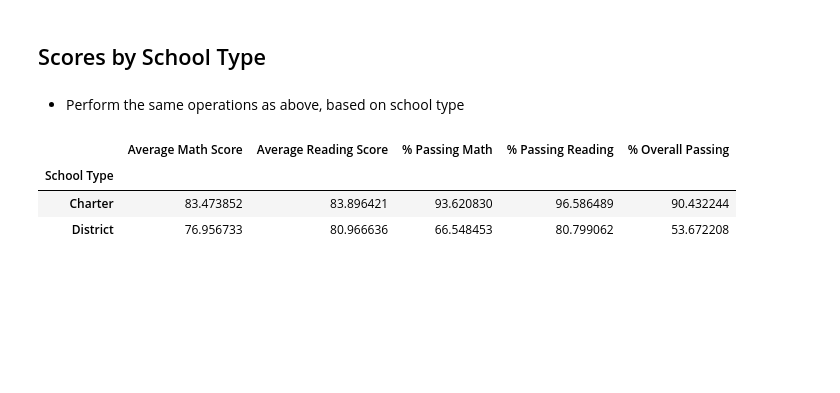
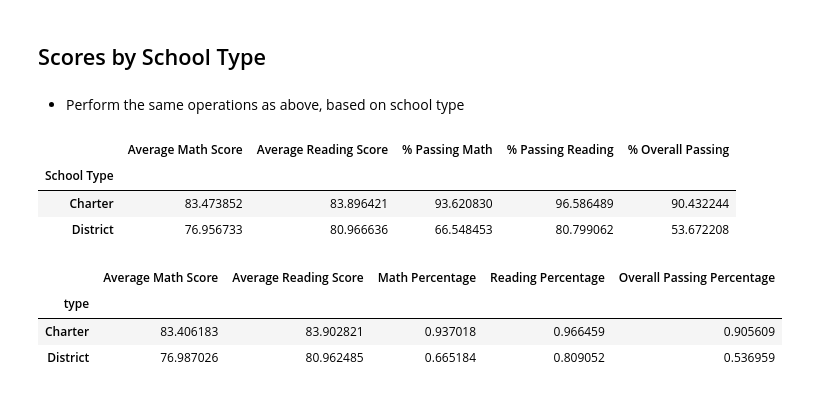
Before and after one commit to armywalrus/School-Data-Analysis-using-Pandas, a Jupyter notebook: PyCitySchools_starter.ipynb, the cells around one changed output. Drawn from its saved outputs; the diff is of its cells as text; code cells hidden in the pictures; blank space fills up the shorter version.

```diff
--- a/PyCitySchools_starter.ipynb
+++ b/PyCitySchools_starter.ipynb
@@ -419,3 +467,29 @@ performanceSummary.head()
 | School Type |  |  |  |  |  |
 | Charter | 83.473852 | 83.896421 | 93.620830 | 96.586489 | 90.432244 |
 | District | 76.956733 | 80.966636 | 66.548453 | 80.799062 | 53.672208 |
+# %%
+typeStudents = school_data_complete_df.groupby(["type"])["student_name"].count()
+type_budget = school_data_complete_df.groupby(["type"])["budget"].mean()
+type_perSchoolBudget = type_budget / typeStudents
+type_avMath = school_data_complete_df.groupby(["type"])["math_score"].mean()
+type_avRead = school_data_complete_df.groupby(["type"])["reading_score"].mean()
+type_mathScore = school_data_complete[(school_data_complete["math_score"] >= 70)]
+type_mathPercent = size_mathScore.groupby(["type"])["math_score"].count() / typeStudents
+type_readScore = school_data_complete[(school_data_complete["reading_score"] >= 70)]
+type_readPercent = size_readScore.groupby(["type"])["math_score"].count() / typeStudents
+type_over_all = school_data_complete[(school_data_complete["math_score"] >= 70)
+                               & (school_data_complete["reading_score"] >= 70)]
+type_over_allPercent = over_all.groupby(["type"])["student_name"].count() / typeStudents
+type_s_types = school_data.set_index(["type"])["size"]
+# %%
+typeSummary_df = pd.DataFrame({"Average Math Score": type_avMath,
+                             "Average Reading Score": type_avRead,
+                             "Math Percentage": type_mathPercent,
+                             "Reading Percentage": type_readPercent,
+                             "Overall Passing Percentage": type_over_allPercent})
+typeSummary_df
+# %% [output]
+|  | Average Math Score | Average Reading Score | Math Percentage | Reading Percentage | Overall Passing Percentage |
+| type |  |  |  |  |  |
+| Charter | 83.406183 | 83.902821 | 0.937018 | 0.966459 | 0.905609 |
+| District | 76.987026 | 80.962485 | 0.665184 | 0.809052 | 0.536959 |
```
Also changed, not shown: parts of 7 cells of this notebook.
